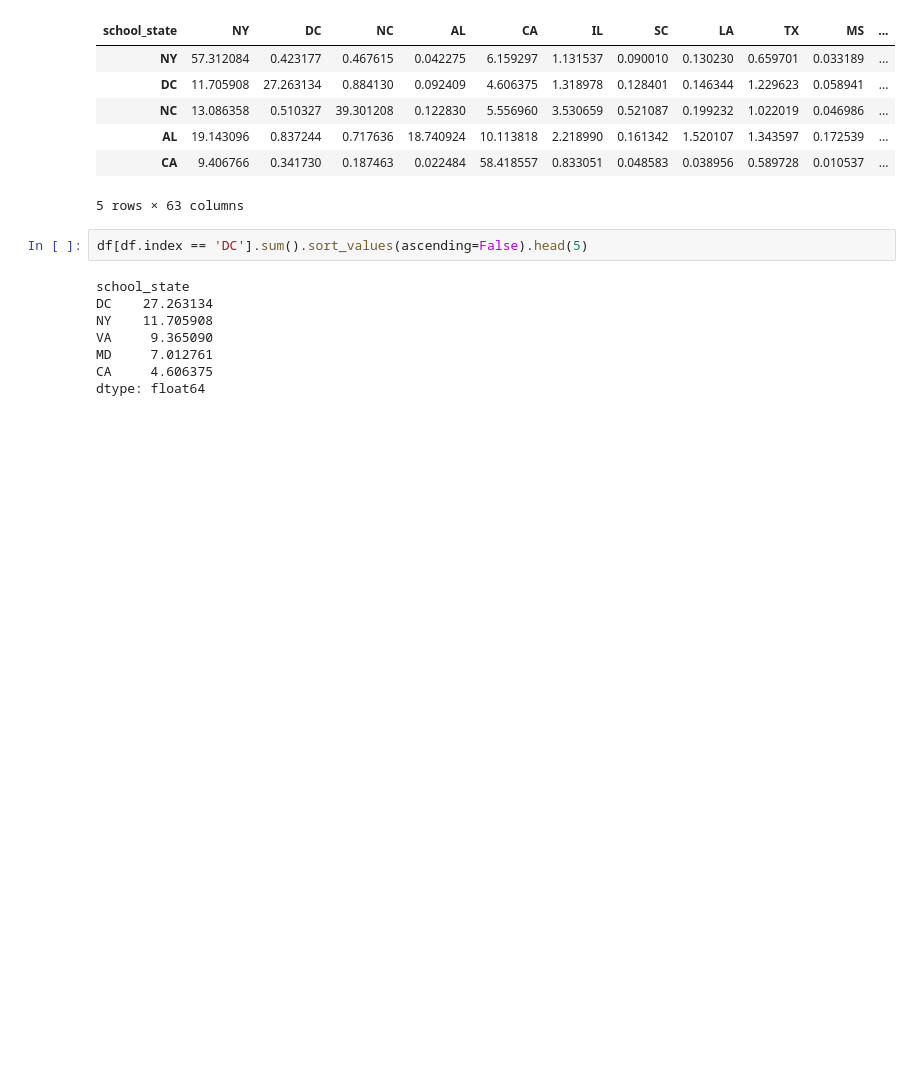
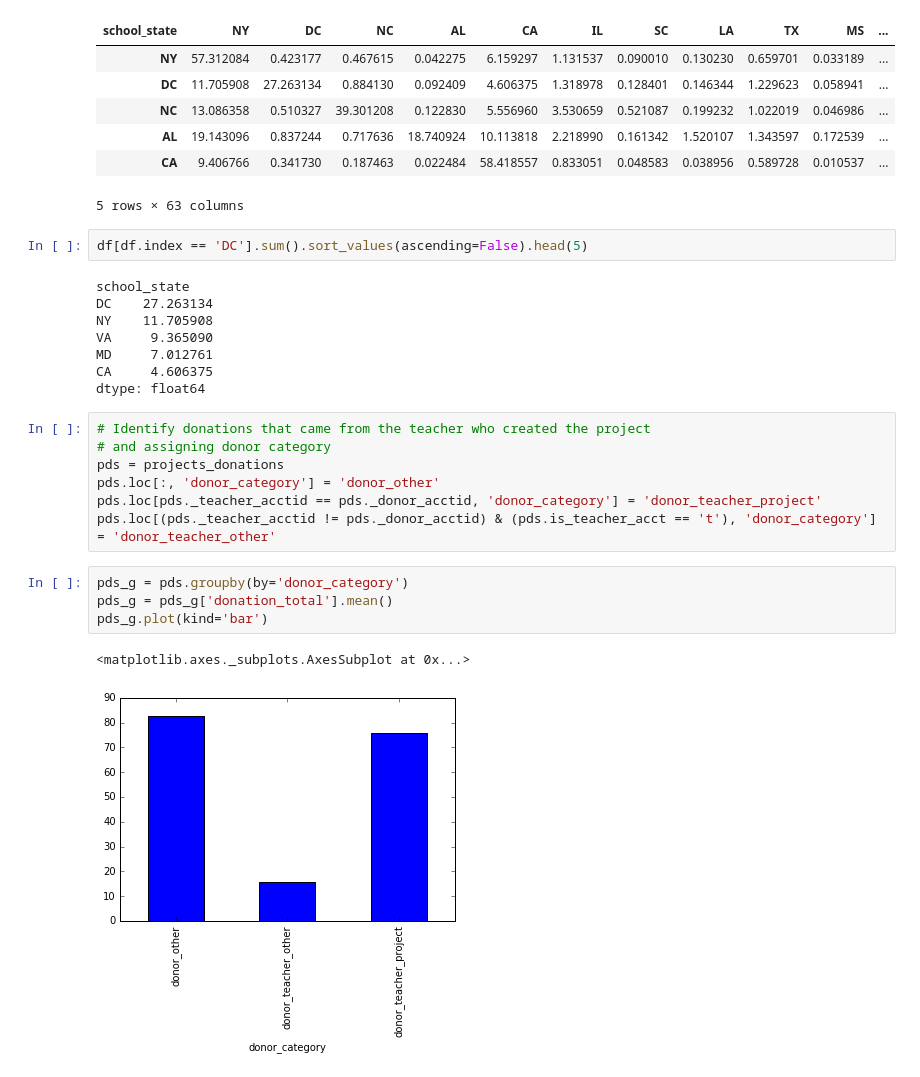
Before and after one commit to Naveed1842/data-science-intensive-2, a Jupyter notebook: Donor-Choose-Project/Projects_Donations_DataExploration.ipynb, the cells around one changed output. Drawn from its saved outputs; the diff is of its cells as text; blank space fills up the shorter version.

Commit message:
Adding more plots

```diff
--- a/Donor-Choose-Project/Projects_Donations_DataExploration.ipynb
+++ b/Donor-Choose-Project/Projects_Donations_DataExploration.ipynb
@@ -81,3 +81,17 @@ VA     9.365090
 MD     7.012761
 CA     4.606375
 dtype: float64
+# %%
+# Identify donations that came from the teacher who created the project
+# and assigning donor category
+pds = projects_donations
+pds.loc[:, 'donor_category'] = 'donor_other'
+pds.loc[pds._teacher_acctid == pds._donor_acctid, 'donor_category'] = 'donor_teacher_project'
+pds.loc[(pds._teacher_acctid != pds._donor_acctid) & (pds.is_teacher_acct == 't'), 'donor_category'] = 'donor_teacher_other'
+# %%
+pds_g = pds.groupby(by='donor_category')
+pds_g = pds_g['donation_total'].mean()
+pds_g.plot(kind='bar')
+# %% [output]
+<matplotlib.axes._subplots.AxesSubplot at 0x...>
+[figure, added]
```
Also changed, not shown: parts of 4 cells of this notebook.
